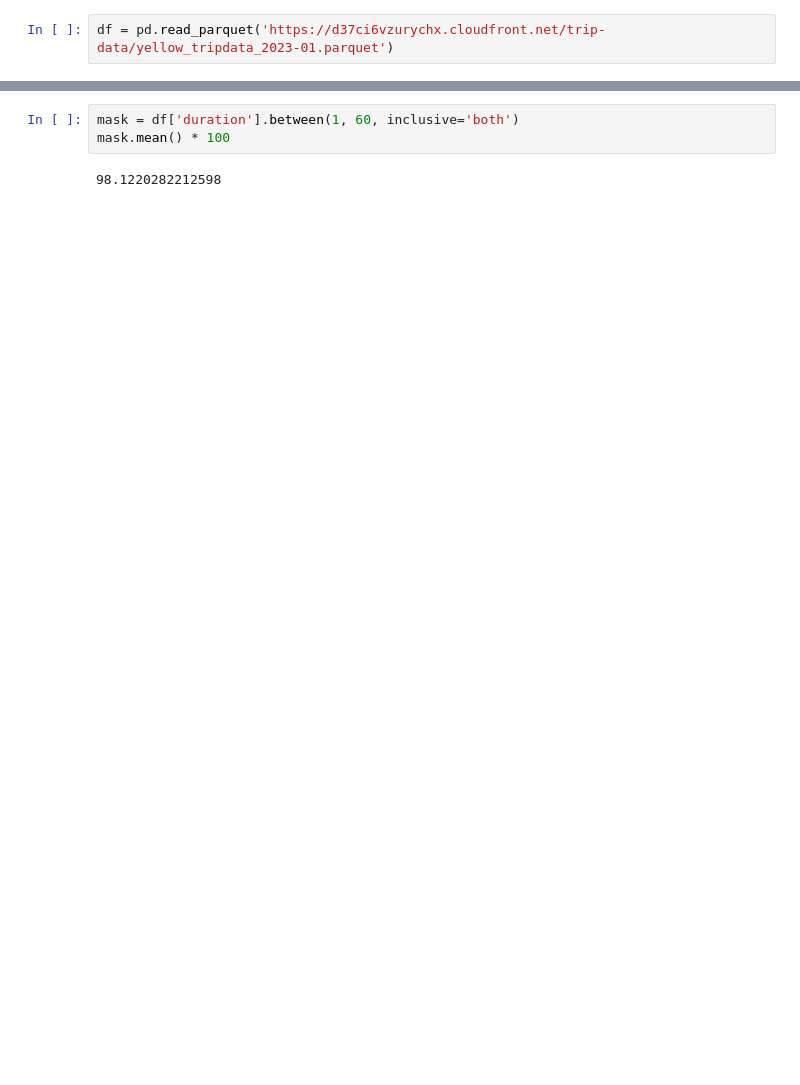
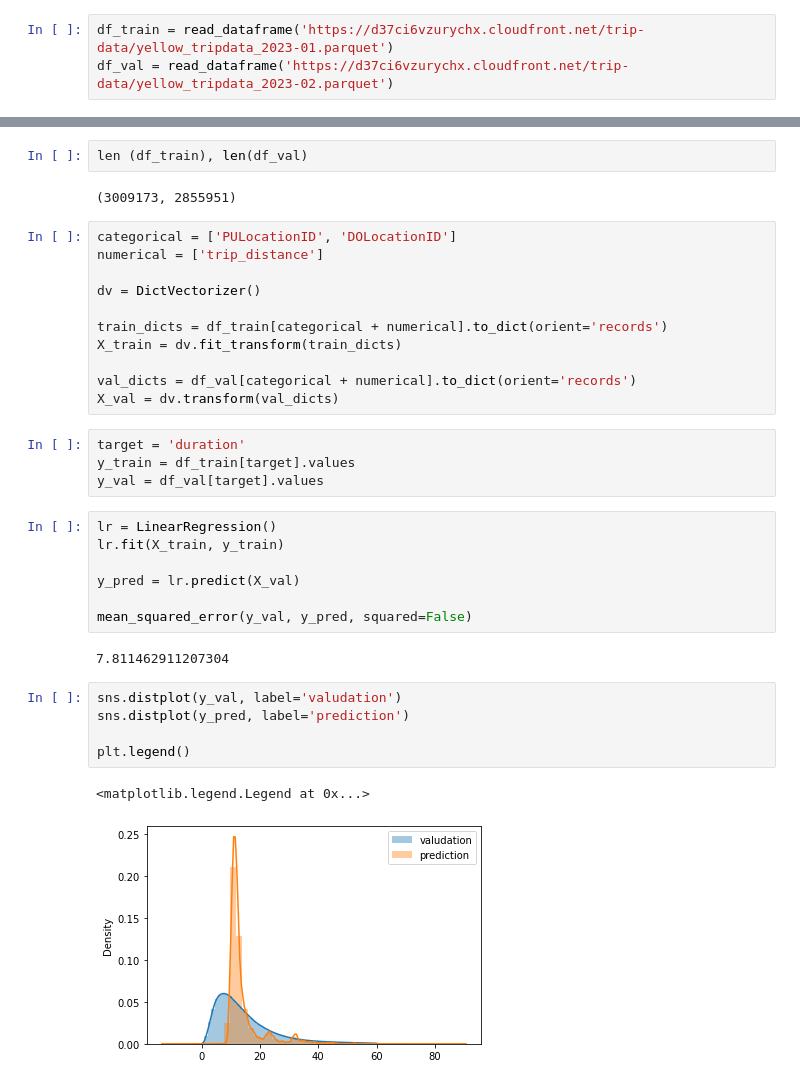
Before and after one commit to doutside/mlops-zoomcamp, a Jupyter notebook: 01-intro/1.6 Homework.ipynb, the cells around one changed output, grey strips where cells are left out. Saved outputs shown, nothing was run; the diff lists cells and outputs as text; blank space fills up the shorter version.

```diff
--- a/01-intro/1.6 Homework.ipynb
+++ b/01-intro/1.6 Homework.ipynb
@@ -7,2 +70,3 @@ pd.__version__
 # %%
-df = pd.read_parquet('https://d37ci6vzurychx.cloudfront.net/trip-data/yellow_tripdata_2023-01.parquet')
+df_train = read_dataframe('https://d37ci6vzurychx.cloudfront.net/trip-data/yellow_tripdata_2023-01.parquet')
+df_val = read_dataframe('https://d37ci6vzurychx.cloudfront.net/trip-data/yellow_tripdata_2023-02.parquet')
@@ -31,5 +73,36 @@ print(f"{fraction_left:.2%} of records remain after trimming")
-# %%
-mask = df['duration'].between(1, 60, inclusive='both')
-mask.mean() * 100
-# %% [output]
-98.1220282212598
+# %%
+len (df_train), len(df_val)
+# %% [output]
+(3009173, 2855951)
+# %%
+categorical = ['PULocationID', 'DOLocationID']
+numerical = ['trip_distance']
+
+dv = DictVectorizer()
+
+train_dicts = df_train[categorical + numerical].to_dict(orient='records')
+X_train = dv.fit_transform(train_dicts)
+
+val_dicts = df_val[categorical + numerical].to_dict(orient='records')
+X_val = dv.transform(val_dicts)
+# %%
+target = 'duration'
+y_train = df_train[target].values
+y_val = df_val[target].values
+# %%
+lr = LinearRegression()
+lr.fit(X_train, y_train)
+
+y_pred = lr.predict(X_val)
+
+mean_squared_error(y_val, y_pred, squared=False)
+# %% [output]
+7.811462911207304
+# %%
+sns.distplot(y_val, label='valudation')
+sns.distplot(y_pred, label='prediction')
+
+plt.legend()
+# %% [output]
+<matplotlib.legend.Legend at 0x...>
+[figure, added]
```
Also changed, not shown: parts of 16 cells of this notebook.
